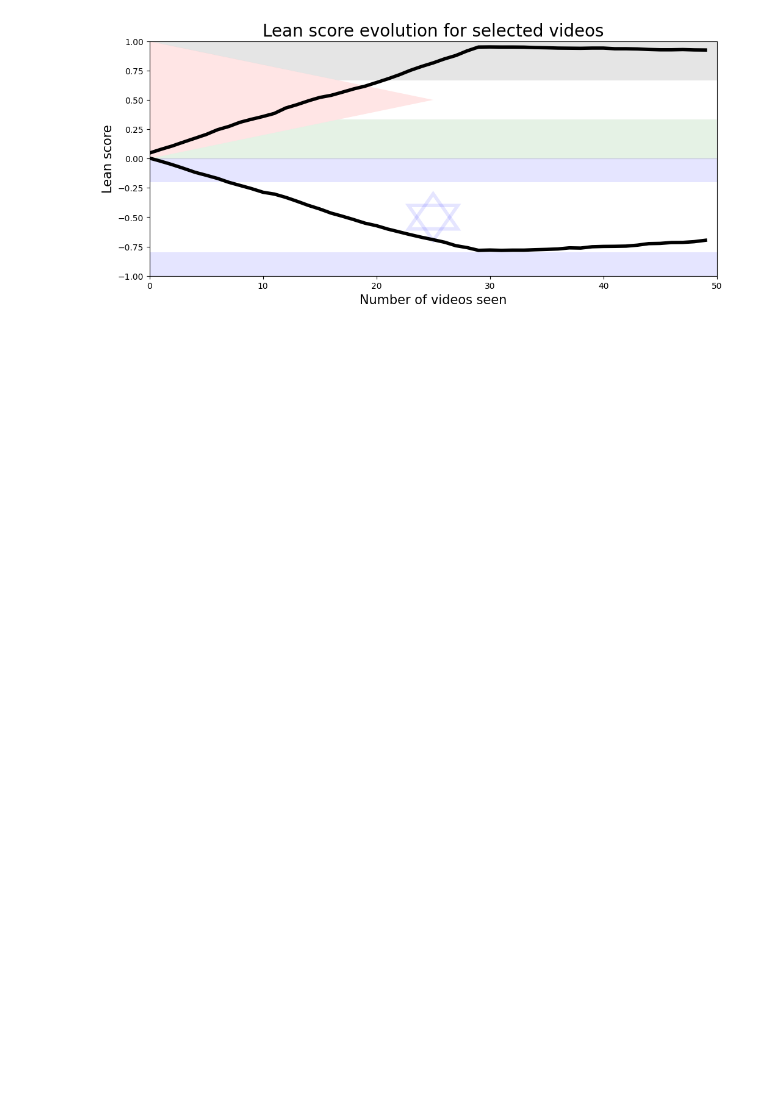
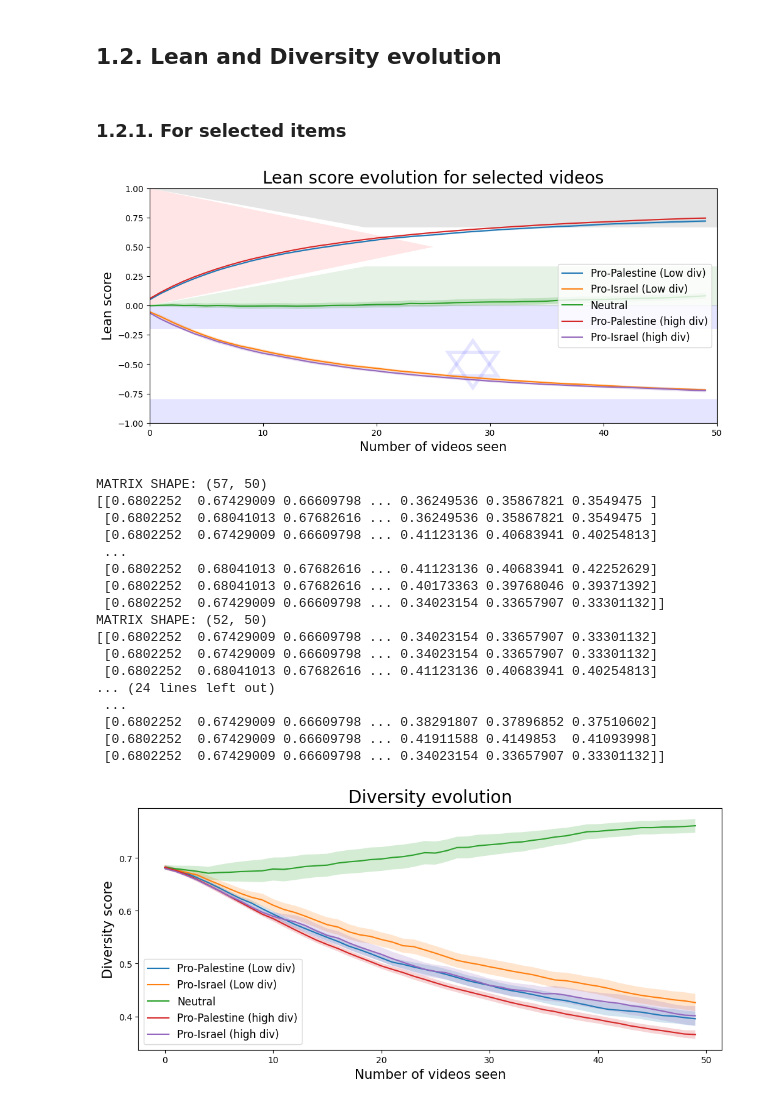
Before and after one commit to CoTimmers/YoutubeStats_results_analysis, a Jupyter notebook: notebooks/analysis.ipynb, the cells around one changed output. Cells and saved outputs as stored; diff of their text form; code cells hidden in the pictures; blank space fills up the shorter version.

```diff
--- a/notebooks/analysis.ipynb
+++ b/notebooks/analysis.ipynb
@@ -225,3 +196,7 @@ print(mean_proportions['recommended_navigation'])
+# %% [markdown]
+## 1.2. Lean and Diversity evolution
+# %% [markdown]
+### 1.2.1. For selected items
 # %%
 def selected_items_lean_evolution_per_session(session_id: str, window_size: Optional[int] = None,) -> list:
 
@@ -235,41 +210,95 @@ def selected_items_lean_evolution_per_session(session_id: str, window_size: Opti
             INNER JOIN annoted_videos v ON v.video_youtube_id = rl.recommended_video_id
             WHERE session_id ='{session_id}'
             AND was_during_context = 0
             AND was_selected = 1
             ORDER BY rl.depth ASC
           """
     chosen_videos = db_connection.select(query)
 
     all_videos = pd.concat([context_videos_shuffled,chosen_videos], ignore_index=True)
 
     lean_scores = []
+    diversity_scores = []
     for i in range(nbr_context_videos+1, len(all_videos)+1):
         if window_size:
             start_index = max(0, i - window_size)
             lean_scores.append(compute_lean_score(all_videos.iloc[start_index:i]))
+            diversity_scores.append(compute_shanon_entropy(compute_proportions(all_videos.iloc[start_index:i])))
         else:
             lean_scores.append(compute_lean_score(all_videos.iloc[:i]))
+            diversity_scores.append(compute_shanon_entropy(compute_proportions(all_videos.iloc[:i])))
 
-    return lean_scores
+    return lean_scores,diversity_scores
 
 
 def selected_items_lean_evolution_per_persona(personna: str, window_size: Optional[int] = None) -> list:
     sessions = get_sessions_by_profile(personna)
-    all_vectors = [selected_items_lean_evolution_per_session(session, window_size) for session in sessions]
+
+    all_lean_vectors = []
+    all_div_vectors = []
+    for session in sessions:
+        lean_scores,diversity_scores = selected_items_lean_evolution_per_session(session, window_size)
+        all_lean_vectors.append(lean_scores[:session_length])
+        all_div_vectors.append(diversity_scores[:session_length])
+
     # Convert to numpy array (shape: num_sessions x vector_length)
-    all_vectors = np.array(all_vectors)
-    # Compute element-wise mean across sessions (axis=0)
-    mean_vector = np.mean(all_vectors, axis=0)
-    return mean_vector
+    all_lean_vectors = np.array(all_lean_vectors)
+    mean_lean_vector = np.mean(all_lean_vectors, axis=0)
+
+    all_div_vectors = np.array(all_div_vectors)
+    mean_div_vector = np.mean(all_div_vectors,axis=0)
+
+
+    return mean_lean_vector,mean_div_vector, all_lean_vectors, all_div_vectors
 
 
 
+(lean_selected_items_pro_palestine, div_selected_items_pro_palestine,
+all_lean_selected_items_pro_palestine, all_div_selected_items_pro_palestine) = selected_items_lean_evolution_per_persona('Pro_palestine_low_div_En_v3')
+
+(lean_selected_items_pro_israel,div_selected_items_pro_israel,
+ all_lean_selected_items_pro_israel, all_div_selected_items_pro_israel) = selected_items_lean_evolution_per_persona('Pro_israel_low_div_En_v3')
+
+(lean_selected_items_neutral, div_selected_items_neutral,
+ all_lean_selected_items_neutral, all_div_selected_items_neutral) = selected_items_lean_evolution_per_persona('Neutral_low_div_En_v3')
+
+(lean_selected_items_pro_palestine_high_div,div_selected_items_pro_palestine_high_div,
+ all_lean_selected_items_pro_palestine_high_div, all_div_selected_items_pro_palestine_high_div) = selected_items_lean_evolution_per_persona('Pro_palestine_high_div_En_v3')
 
 
-lean_selected_iems_pro_palestine =  selected_items_lean_evolution_per_persona('Pro_palestine_low_div_En', window_size=30)
-lean_selected_iems_pro_israel =  selected_items_lean_evolution_per_persona('Pro_israel_low_div_En', window_size=30)
+(lean_selected_items_pro_israel_high_div,div_selected_items_pro_israel_high_div,
+ all_lean_selected_items_pro_israel_high_div, all_div_selected_items_pro_israel_high_div) =  selected_items_lean_evolution_per_persona('Pro_israel_high_div_En_v3')
 
-data = [lean_selected_iems_pro_palestine, lean_selected_iems_pro_israel]
-plot_with_flags(data=data, title="Lean score evolution for selected videos")
+data = [all_lean_selected_items_pro_palestine, all_lean_selected_items_pro_israel,all_lean_selected_items_neutral,
+        all_lean_selected_items_pro_palestine_high_div, all_lean_selected_items_pro_israel_high_div ]
+plot_with_flags(data=data, title="Lean score evolution for selected videos",labels=["Pro-Palestine (Low div)","Pro-Israel (Low div)",
+                                                                                    "Neutral", "Pro-Palestine (high div)",
+                                                                                    "Pro-Israel (high div)"], with_confidence_interval=True)
+
+
+data = [all_div_selected_items_pro_palestine,all_div_selected_items_pro_israel,all_div_selected_items_neutral,
+        all_div_selected_items_pro_palestine_high_div,all_div_selected_items_pro_israel_high_div]
+
+plot_diversity_evolution(data,title ="Diversity evolution",labels=["Pro-Palestine (Low div)","Pro-Israel (Low div)",
+                                                                                    "Neutral", "Pro-Palestine (high div)",
+                                                                                    "Pro-Israel (high div)"], with_confidence_interval=True)
 # %% [output]
-[figure, old version]
+[figure, new version]
+MATRIX SHAPE: (57, 50)
+[[0.6802252  0.67429009 0.66609798 ... 0.36249536 0.35867821 0.3549475 ]
+ [0.6802252  0.68041013 0.67682616 ... 0.36249536 0.35867821 0.3549475 ]
+ [0.6802252  0.67429009 0.66609798 ... 0.41123136 0.40683941 0.40254813]
+ ...
+ [0.6802252  0.68041013 0.67682616 ... 0.41123136 0.40683941 0.42252629]
+ [0.6802252  0.68041013 0.67682616 ... 0.40173363 0.39768046 0.39371392]
+ [0.6802252  0.67429009 0.66609798 ... 0.34023154 0.33657907 0.33301132]]
+MATRIX SHAPE: (52, 50)
+[[0.6802252  0.67429009 0.66609798 ... 0.34023154 0.33657907 0.33301132]
+ [0.6802252  0.67429009 0.66609798 ... 0.34023154 0.33657907 0.33301132]
+ [0.6802252  0.68041013 0.67682616 ... 0.41123136 0.40683941 0.40254813]
+... (24 lines left out)
+ ...
+ [0.6802252  0.67429009 0.66609798 ... 0.38291807 0.37896852 0.37510602]
+ [0.6802252  0.67429009 0.66609798 ... 0.41911588 0.4149853  0.41093998]
+ [0.6802252  0.67429009 0.66609798 ... 0.34023154 0.33657907 0.33301132]]
+[figure, added]
```
Also changed, not shown: parts of 24 cells of this notebook, 8 other files.
